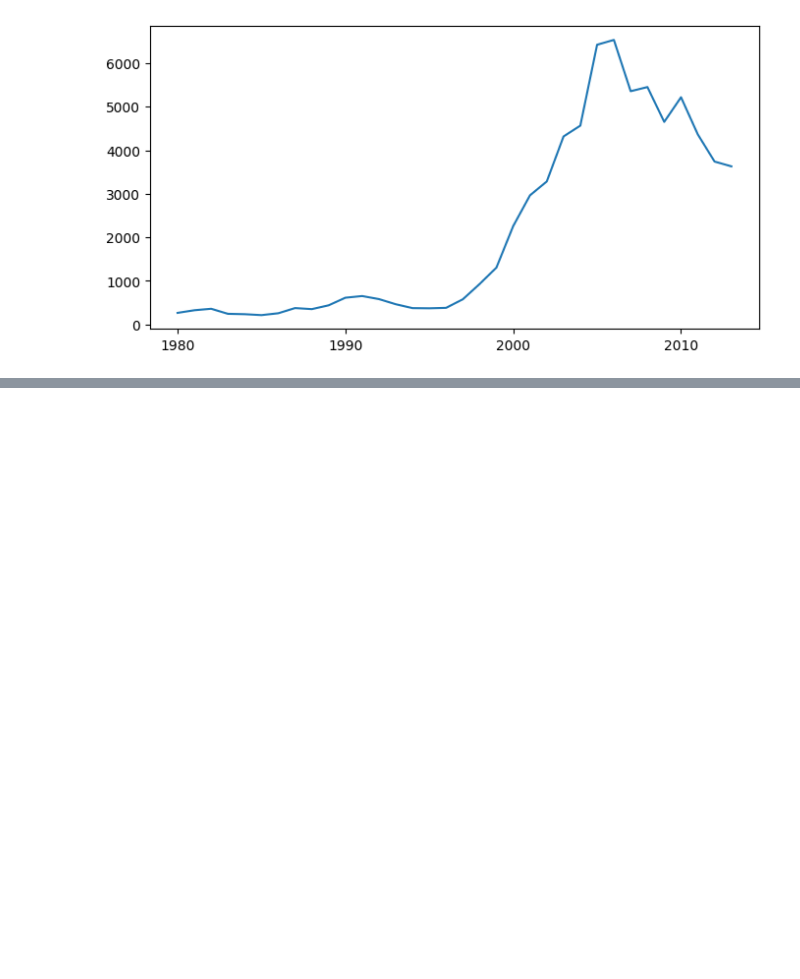
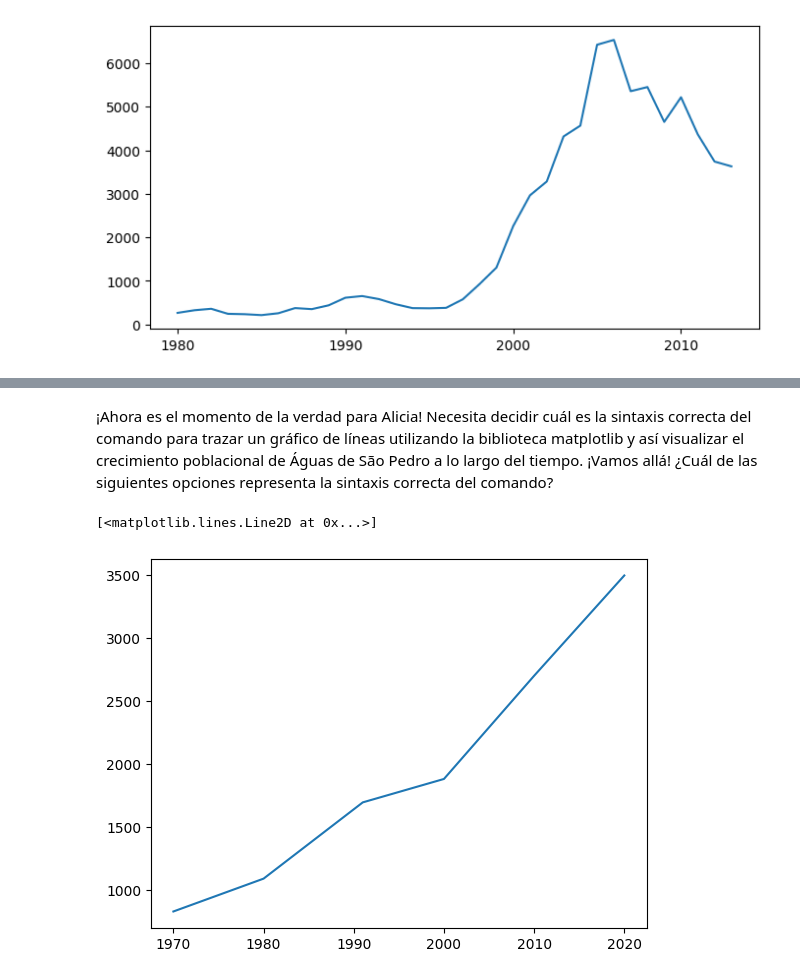
Before and after one commit to AngelTroncoso/Data_Science, a Jupyter notebook: 9_Visualizaciones.ipynb, the cells around one changed output, grey strips where cells are left out. Cells and saved outputs as stored; diff of their text form; code cells hidden in the pictures; blank space fills up the shorter version.

```diff
--- a/9_Visualizaciones.ipynb
+++ b/9_Visualizaciones.ipynb
@@ -130,0 +136,12 @@ plt.show()
+# %%
+import pandas as pd
+
+df_aguas = pd.DataFrame({'ano': [1970, 1980, 1991, 2000, 2010, 2020],
+                         'n_habitantes': [830, 1091, 1697, 1883, 2703, 3500]})
+# %% [markdown]
+¡Ahora es el momento de la verdad para Alicia! Necesita decidir cuál es la sintaxis correcta del comando para trazar un gráfico de líneas utilizando la biblioteca matplotlib y así visualizar el crecimiento poblacional de Águas de São Pedro a lo largo del tiempo. ¡Vamos allá! ¿Cuál de las siguientes opciones representa la sintaxis correcta del comando?
+# %%
+plt.plot(df_aguas['ano'], df_aguas['n_habitantes'])
+# %% [output]
+[<matplotlib.lines.Line2D at 0x...>]
+[figure, added]
```
Also changed, not shown: parts of 6 cells of this notebook.
